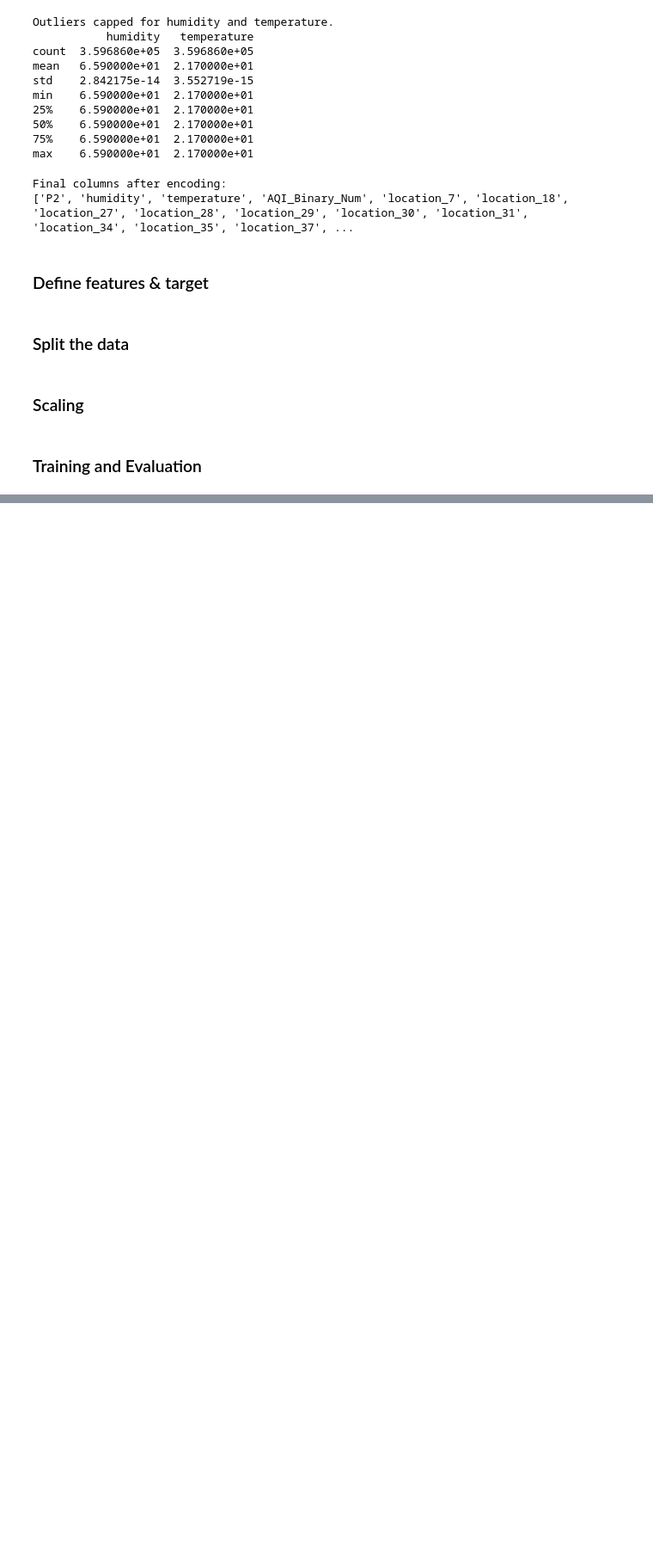
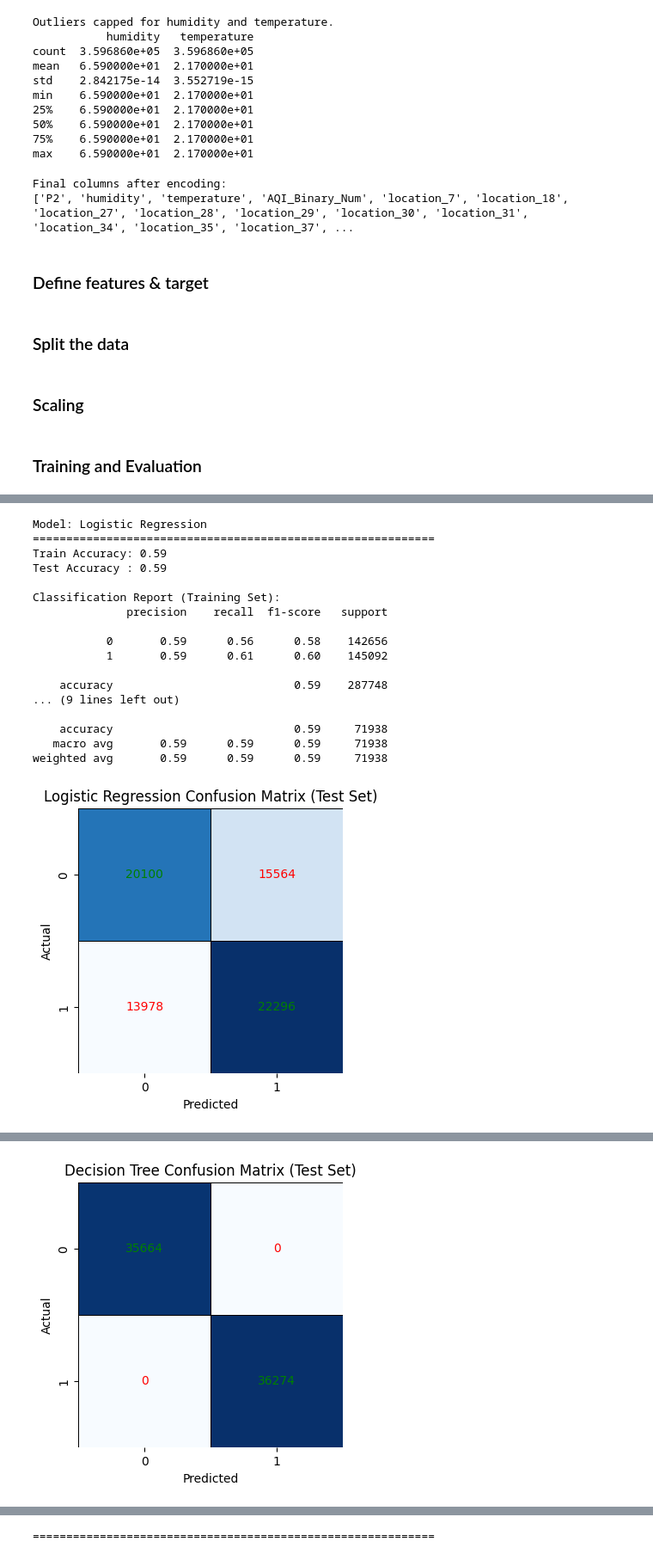
Before and after one commit to j-o-y-14/Air_Quality_Forecasting, a Jupyter notebook: Air_Quality.ipynb, the cells around one changed output, grey strips where cells are left out. Shown at 86% size. Cells and saved outputs as stored; diff of their text form; code cells hidden in the pictures; blank space fills up the shorter version.

Commit message:
add a new line

```diff
--- a/Air_Quality.ipynb
+++ b/Air_Quality.ipynb
@@ -339,7 +342,7 @@ temperature    0
 dtype: int64
 # %%
 # Impute 'P2' with median
-df_wide['P2'] = df_wide['P2'].fillna(df_clean['P2'].median())
+df_wide['P2'] = df_wide['P2'].fillna(df_wide['P2'].median())
 # %%
 df_wide.isnull().sum()
 # %% [output]
@@ -503,0 +444,75 @@ NameError: name 'preprocessor' is not defined
+# %%
+# Define models (without SVM)
+models = {
+    'Logistic Regression': LogisticRegression(max_iter=1000),
+    'Decision Tree': DecisionTreeClassifier(random_state=42),
+    'Random Forest': RandomForestClassifier(random_state=42),
+    'Gradient Boosting': GradientBoostingClassifier(random_state=42)
+}
+
+# Train and evaluate
+for name, model in models.items():
+    # Create pipeline
+    pipe = Pipeline(steps=[
+        ('preprocessor', preprocessor),  # include your scaling/imputation pipeline here
+        ('classifier', model)
+    ])
+
+    # Fit model
+    pipe.fit(X_train, y_train)
+
+    # Predictions
+    y_train_pred = pipe.predict(X_train)
+    y_test_pred = pipe.predict(X_test)
+
+    # Accuracy
+    train_acc = accuracy_score(y_train, y_train_pred)
+    test_acc = accuracy_score(y_test, y_test_pred)
+
+    print(f"Model: {name}")
+    print("="*60)
+    print(f"Train Accuracy: {train_acc:.2f}")
+    print(f"Test Accuracy : {test_acc:.2f}\n")
+
+    # Classification Reports
+    print("Classification Report (Training Set):")
+    print(classification_report(y_train, y_train_pred))
+    print("\nClassification Report (Test Set):")
+    print(classification_report(y_test, y_test_pred))
+
+    # Confusion Matrix (Test Set)
+    cm = confusion_matrix(y_test, y_test_pred)
+    plt.figure(figsize=(5,4))
+    sns.heatmap(cm, annot=True, fmt='d', cmap='Blues', cbar=False, linewidths=0.5, linecolor='black', square=True)
+
+    # Color annotation numbers: green for correct, red for wrong
+    for i in range(cm.shape[0]):
+        for j in range(cm.shape[1]):
+            color = 'green' if i == j else 'red'
+            plt.gca().texts[i*cm.shape[1]+j].set_color(color)
+
+    plt.title(f"{name} Confusion Matrix (Test Set)")
+    plt.xlabel("Predicted")
+    plt.ylabel("Actual")
+    plt.show()
+
+    print("="*60, "\n")
+# %% [output]
+Model: Logistic Regression
+============================================================
+Train Accuracy: 0.59
+Test Accuracy : 0.59
+
+Classification Report (Training Set):
+              precision    recall  f1-score   support
+
+           0       0.59      0.56      0.58    142656
+           1       0.59      0.61      0.60    145092
+
+    accuracy                           0.59    287748
+... (9 lines left out)
+
+    accuracy                           0.59     71938
+   macro avg       0.59      0.59      0.59     71938
+weighted avg       0.59      0.59      0.59     71938
+[figure, added]
@@ -503,0 +536 @@ NameError: name 'preprocessor' is not defined
+[figure, added]
@@ -503,0 +573 @@ NameError: name 'preprocessor' is not defined
+============================================================
```
Also changed, not shown: parts of 4 cells of this notebook.
